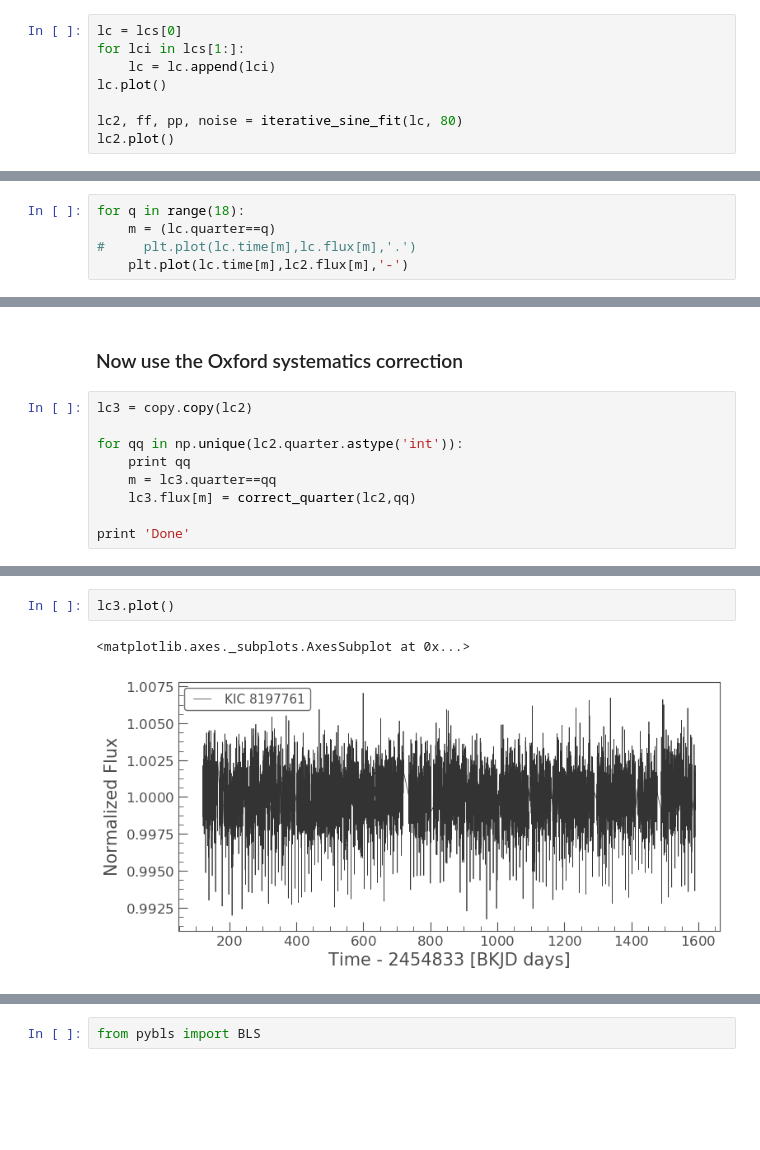
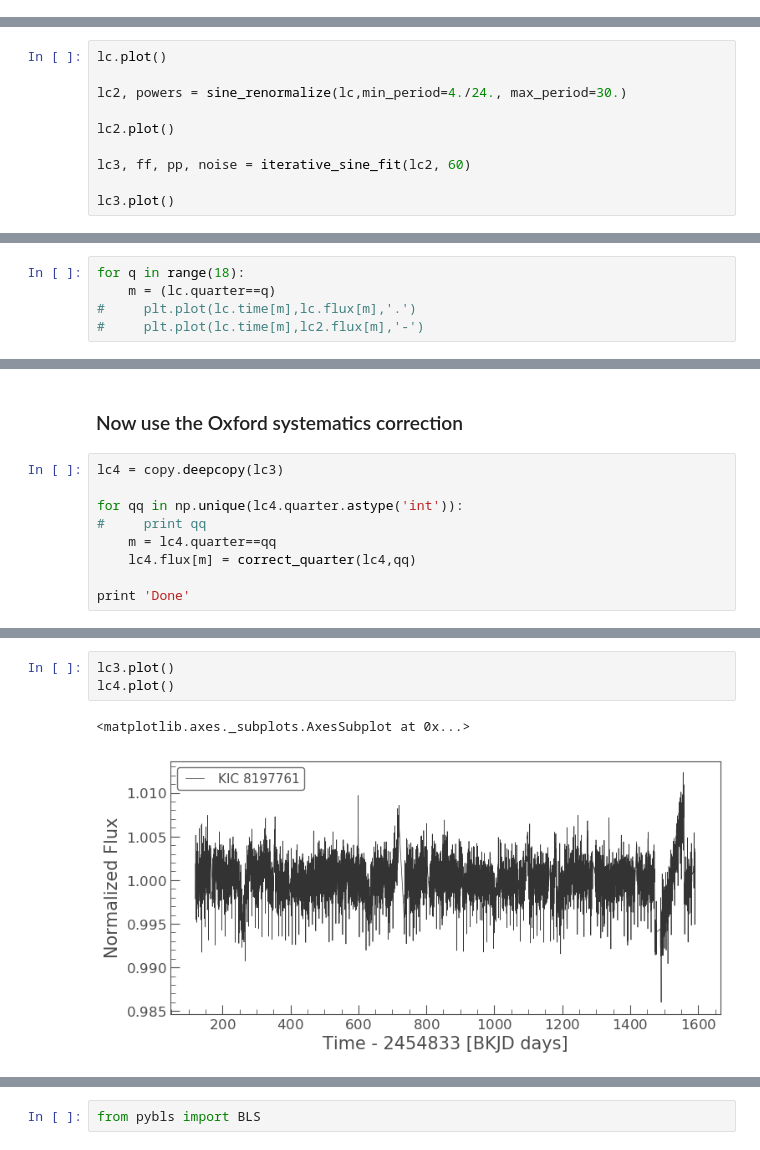
Before and after one commit to benjaminpope/hot, a Jupyter notebook: notebooks/test.ipynb, the cells around one changed output, grey strips where cells are left out. Cells and saved outputs as stored; diff of their text form; blank space fills up the shorter version.

```diff
--- a/notebooks/test.ipynb
+++ b/notebooks/test.ipynb
@@ -152,10 +106,2 @@ dummy.plot()
 # %% [markdown]
 ### Run an iterative sine-fitting algorithm to subtract out the stellar signal
-# %%
-lc = lcs[0]
-for lci in lcs[1:]:
-    lc = lc.append(lci)
-lc.plot()
-
-lc2, ff, pp, noise = iterative_sine_fit(lc, 80)
-lc2.plot()
@@ -165,0 +108,10 @@ lc2.plot()
+# %%
+lc.plot()
+
+lc2, powers = sine_renormalize(lc,min_period=4./24., max_period=30.)
+
+lc2.plot()
+
+lc3, ff, pp, noise = iterative_sine_fit(lc2, 60)
+
+lc3.plot()
@@ -172,4 +134,4 @@ plt.plot(noise)
 for q in range(18):
     m = (lc.quarter==q)
 #     plt.plot(lc.time[m],lc.flux[m],'.')
-    plt.plot(lc.time[m],lc2.flux[m],'-')
+#     plt.plot(lc.time[m],lc2.flux[m],'-')
@@ -203,12 +180,12 @@ plt.savefig('oscillator_with_planets.png')
 # %% [markdown]
 ### Now use the Oxford systematics correction
 # %%
-lc3 = copy.copy(lc2)
+lc4 = copy.deepcopy(lc3)
 
-for qq in np.unique(lc2.quarter.astype('int')):
-    print qq
-    m = lc3.quarter==qq
-    lc3.flux[m] = correct_quarter(lc2,qq)
+for qq in np.unique(lc4.quarter.astype('int')):
+#     print qq
+    m = lc4.quarter==qq
+    lc4.flux[m] = correct_quarter(lc4,qq)
 
 print 'Done'
 # %% [output]
@@ -233,6 +192,7 @@ print 'Done'
 Done
 # %%
 lc3.plot()
+lc4.plot()
 # %% [output]
 <matplotlib.axes._subplots.AxesSubplot at 0x...>
-[figure, old version]
+[figure, new version]
```
Also changed, not shown: parts of 39 cells of this notebook, 1 other file.
